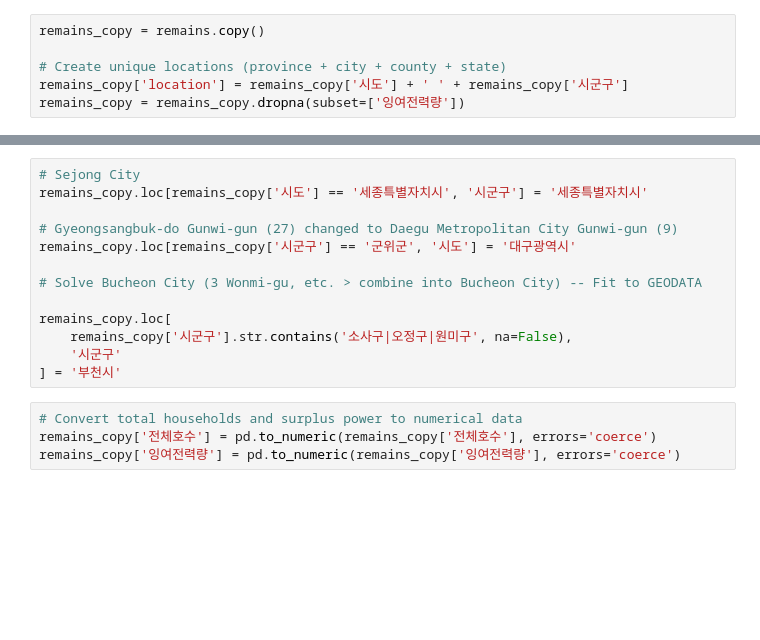
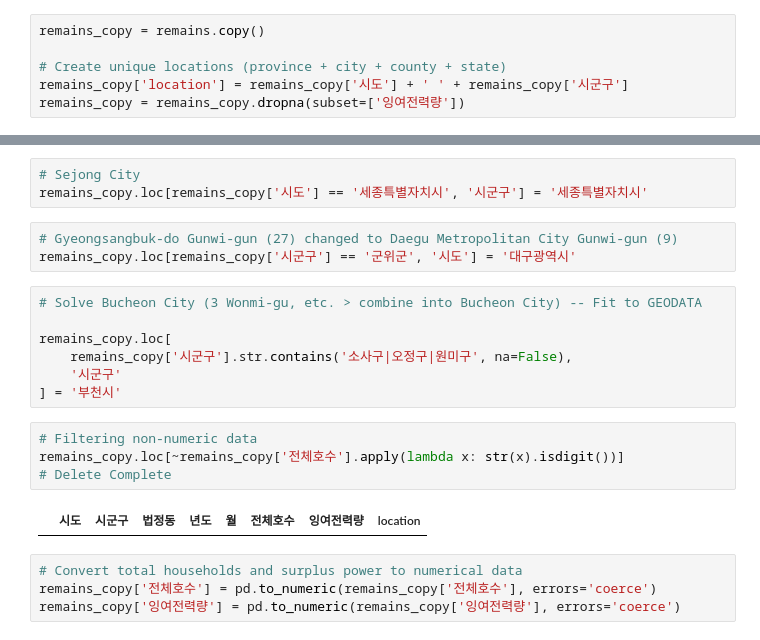
Before and after one commit to clodaghchoi/bitcoin-price-prediction-and-calculate-revenue-using-surplus-electricity-in-South-korea, a Jupyter notebook: code for the publishing.ipynb, the cells around one changed output, grey strips where cells are left out. Cells and saved outputs as stored; diff of their text form; blank space fills up the shorter version.

```diff
--- a/code for the publishing.ipynb
+++ b/code for the publishing.ipynb
@@ -429,17 +436,23 @@ skim(remains_copy)
 ╰────────────────────────────────────────────────────── End ──────────────────────────────────────────────────────╯
+# %%
+# Sejong City
+remains_copy.loc[remains_copy['시도'] == '세종특별자치시', '시군구'] = '세종특별자치시'
+# %%
+# Gyeongsangbuk-do Gunwi-gun (27) changed to Daegu Metropolitan City Gunwi-gun (9)
+remains_copy.loc[remains_copy['시군구'] == '군위군', '시도'] = '대구광역시'
 # %%
-# Sejong City
-remains_copy.loc[remains_copy['시도'] == '세종특별자치시', '시군구'] = '세종특별자치시'
-
-# Gyeongsangbuk-do Gunwi-gun (27) changed to Daegu Metropolitan City Gunwi-gun (9)
-remains_copy.loc[remains_copy['시군구'] == '군위군', '시도'] = '대구광역시'
-
 # Solve Bucheon City (3 Wonmi-gu, etc. > combine into Bucheon City) -- Fit to GEODATA
 
 remains_copy.loc[
     remains_copy['시군구'].str.contains('소사구|오정구|원미구', na=False),
     '시군구'
 ] = '부천시'
+# %%
+# Filtering non-numeric data
+remains_copy.loc[~remains_copy['전체호수'].apply(lambda x: str(x).isdigit())]
+# Delete Complete
+# %% [output]
+|  | 시도 | 시군구 | 법정동 | 년도 | 월 | 전체호수 | 잉여전력량 | location |
 # %%
 # Convert total households and surplus power to numerical data
 remains_copy['전체호수'] = pd.to_numeric(remains_copy['전체호수'], errors='coerce')
```
Also changed, not shown: parts of 14 cells of this notebook.
